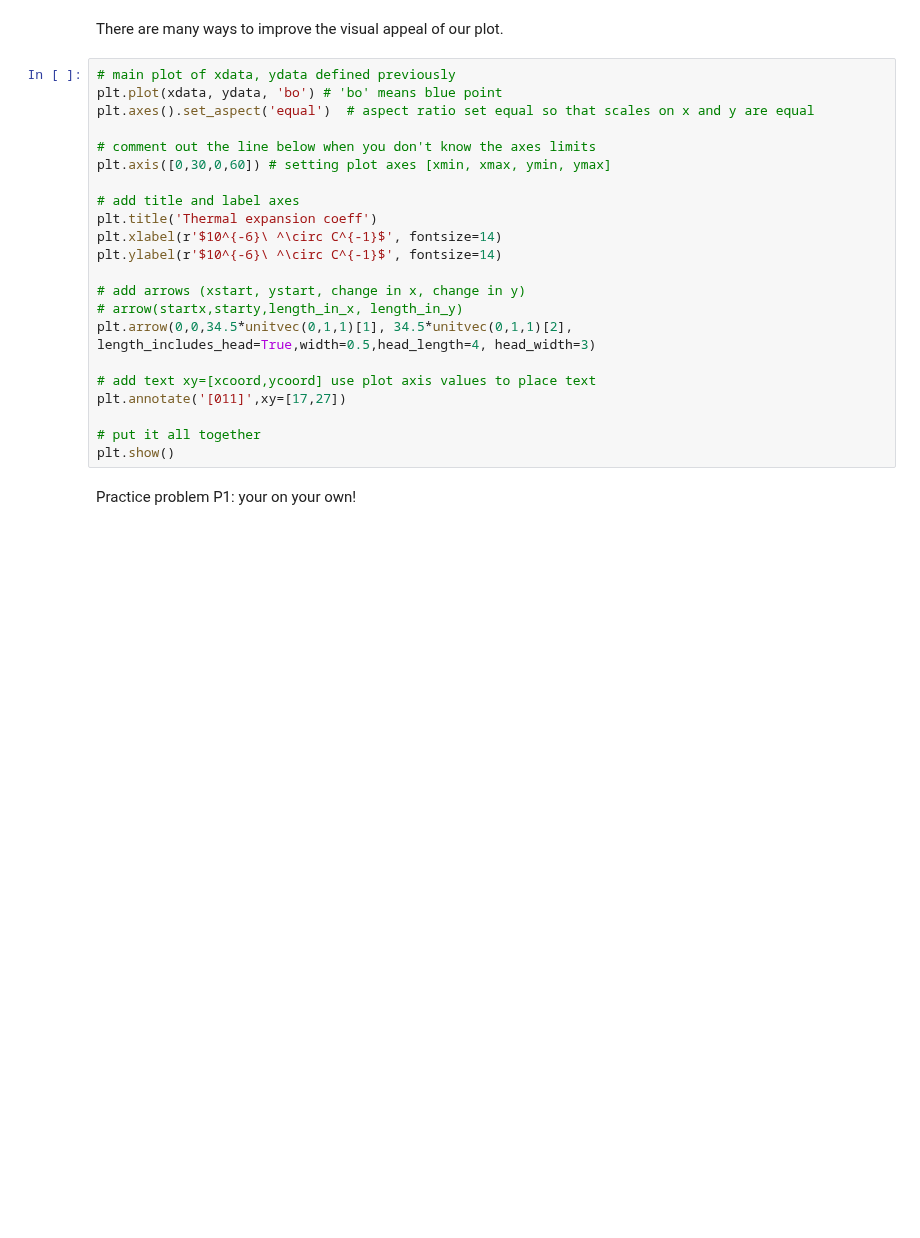
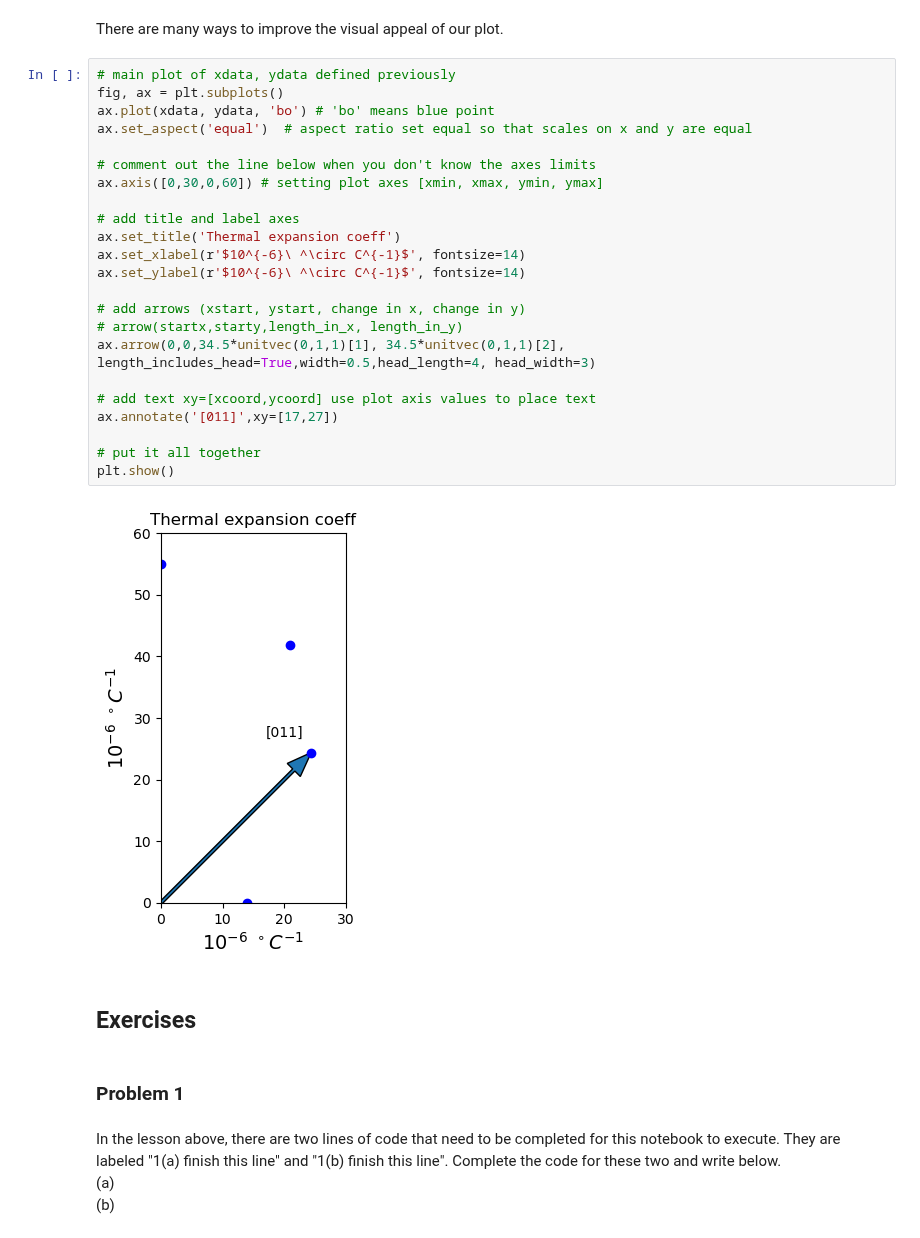
Before and after one commit to sgcorcoran/Python-for-MSE, a Jupyter notebook: lessons_2114/05_numpy_essentials.ipynb, the cells around one changed output. Cells and saved outputs as stored; diff of their text form; blank space fills up the shorter version.

```diff
--- a/lessons_2114/05_numpy_essentials.ipynb
+++ b/lessons_2114/05_numpy_essentials.ipynb
@@ -98,25 +182,34 @@ plt.show()
 There are many ways to improve the visual appeal of our plot.
 # %%
 # main plot of xdata, ydata defined previously
-plt.plot(xdata, ydata, 'bo') # 'bo' means blue point
-plt.axes().set_aspect('equal')  # aspect ratio set equal so that scales on x and y are equal
+fig, ax = plt.subplots()
+ax.plot(xdata, ydata, 'bo') # 'bo' means blue point
+ax.set_aspect('equal')  # aspect ratio set equal so that scales on x and y are equal
 
 # comment out the line below when you don't know the axes limits
-plt.axis([0,30,0,60]) # setting plot axes [xmin, xmax, ymin, ymax]
+ax.axis([0,30,0,60]) # setting plot axes [xmin, xmax, ymin, ymax]
 
 # add title and label axes
-plt.title('Thermal expansion coeff')
-plt.xlabel(r'$10^{-6}\ ^\circ C^{-1}$', fontsize=14)
-plt.ylabel(r'$10^{-6}\ ^\circ C^{-1}$', fontsize=14)
+ax.set_title('Thermal expansion coeff')
+ax.set_xlabel(r'$10^{-6}\ ^\circ C^{-1}$', fontsize=14)
+ax.set_ylabel(r'$10^{-6}\ ^\circ C^{-1}$', fontsize=14)
 
 # add arrows (xstart, ystart, change in x, change in y)
 # arrow(startx,starty,length_in_x, length_in_y)
-plt.arrow(0,0,34.5*unitvec(0,1,1)[1], 34.5*unitvec(0,1,1)[2], length_includes_head=True,width=0.5,head_length=4, head_width=3)
+ax.arrow(0,0,34.5*unitvec(0,1,1)[1], 34.5*unitvec(0,1,1)[2], length_includes_head=True,width=0.5,head_length=4, head_width=3)
 
 # add text xy=[xcoord,ycoord] use plot axis values to place text
-plt.annotate('[011]',xy=[17,27])
+ax.annotate('[011]',xy=[17,27])
 
 # put it all together
 plt.show()
+# %% [output]
+[figure, added]
-# %% [markdown]
-Practice problem P1:  your on your own!
+# %% [markdown]
+## Exercises
+# %% [markdown]
+### Problem 1
+# %% [markdown]
+In the lesson above, there are two lines of code that need to be completed for this notebook to execute.  They are labeled "1(a) finish this line" and "1(b) finish this line".  Complete the code for these two and write below.
+(a)
+(b)
```
Also changed, not shown: parts of 42 cells of this notebook.
